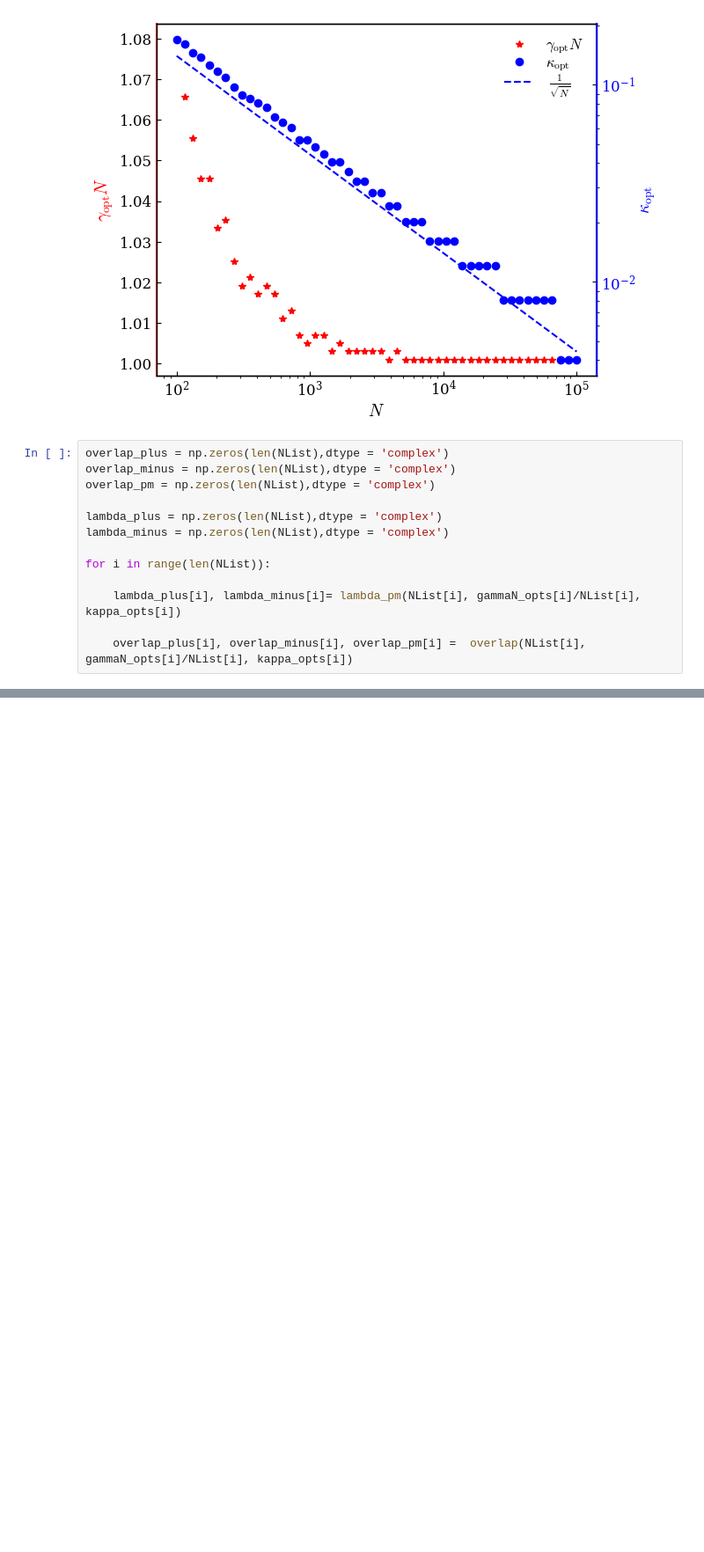
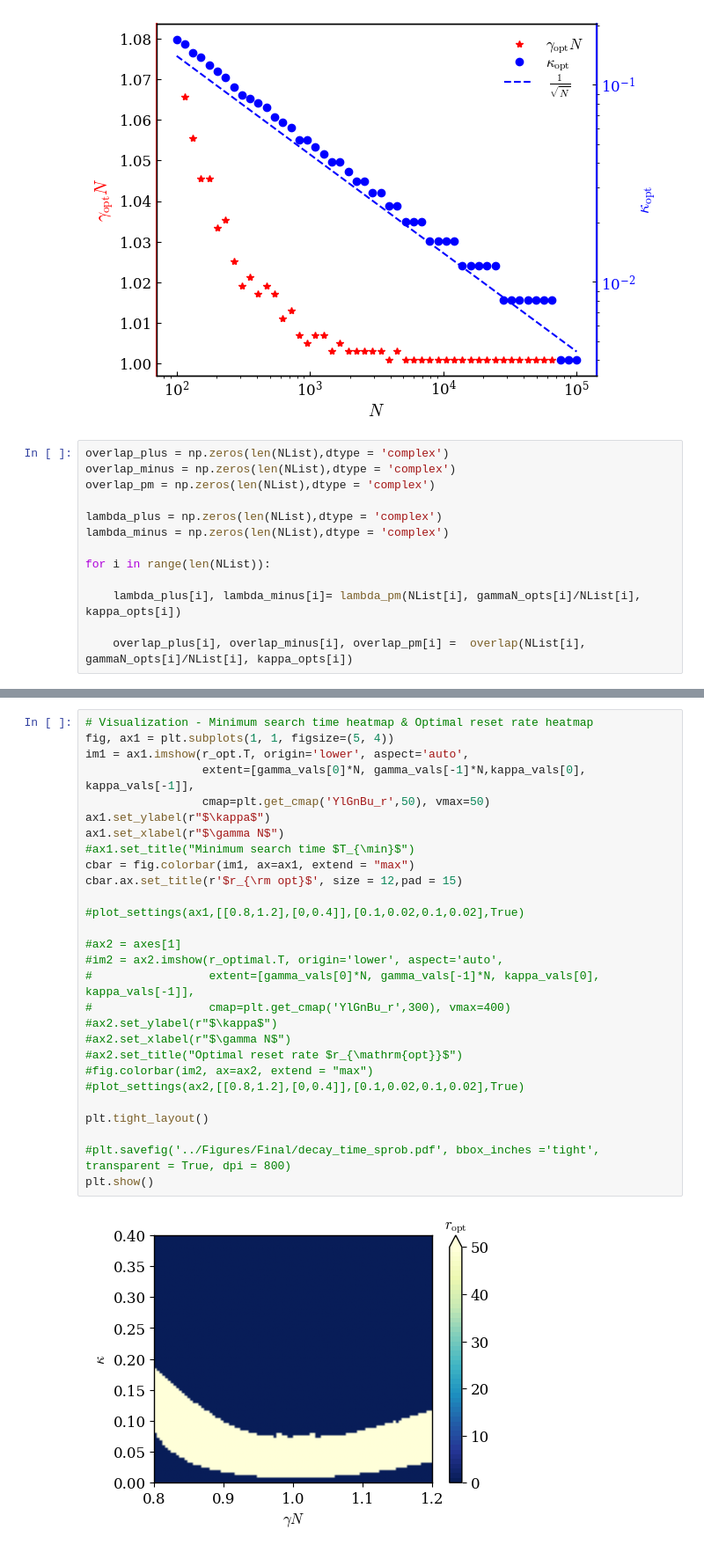
Before and after one commit to sayanr5834/non-Hermitian_QS, a Jupyter notebook: NH_optimization.ipynb, the cells around one changed output, grey strips where cells are left out. Shown: that part at 88% size. Drawn from its saved outputs; the diff is of its cells as text; blank space fills up the shorter version.

```diff
--- a/NH_optimization.ipynb
+++ b/NH_optimization.ipynb
@@ -635,0 +880,30 @@ plt.show()
+# %%
+# Visualization - Minimum search time heatmap & Optimal reset rate heatmap
+fig, ax1 = plt.subplots(1, 1, figsize=(5, 4))
+im1 = ax1.imshow(r_opt.T, origin='lower', aspect='auto',
+                 extent=[gamma_vals[0]*N, gamma_vals[-1]*N,kappa_vals[0], kappa_vals[-1]],
+                 cmap=plt.get_cmap('YlGnBu_r',50), vmax=50)
+ax1.set_ylabel(r"$\kappa$")
+ax1.set_xlabel(r"$\gamma N$")
+#ax1.set_title("Minimum search time $T_{\min}$")
+cbar = fig.colorbar(im1, ax=ax1, extend = "max")
+cbar.ax.set_title(r'$r_{\rm opt}$', size = 12,pad = 15)
+
+#plot_settings(ax1,[[0.8,1.2],[0,0.4]],[0.1,0.02,0.1,0.02],True)
+
+#ax2 = axes[1]
+#im2 = ax2.imshow(r_optimal.T, origin='lower', aspect='auto',
+#                 extent=[gamma_vals[0]*N, gamma_vals[-1]*N, kappa_vals[0], kappa_vals[-1]],
+#                 cmap=plt.get_cmap('YlGnBu_r',300), vmax=400)
+#ax2.set_ylabel(r"$\kappa$")
+#ax2.set_xlabel(r"$\gamma N$")
+#ax2.set_title("Optimal reset rate $r_{\mathrm{opt}}$")
+#fig.colorbar(im2, ax=ax2, extend = "max")
+#plot_settings(ax2,[[0.8,1.2],[0,0.4]],[0.1,0.02,0.1,0.02],True)
+
+plt.tight_layout()
+
+#plt.savefig('../Figures/Final/decay_time_sprob.pdf', bbox_inches ='tight', transparent = True, dpi = 800)
+plt.show()
+# %% [output]
+[figure, added]
```
Also changed, not shown: parts of 27 cells of this notebook.
